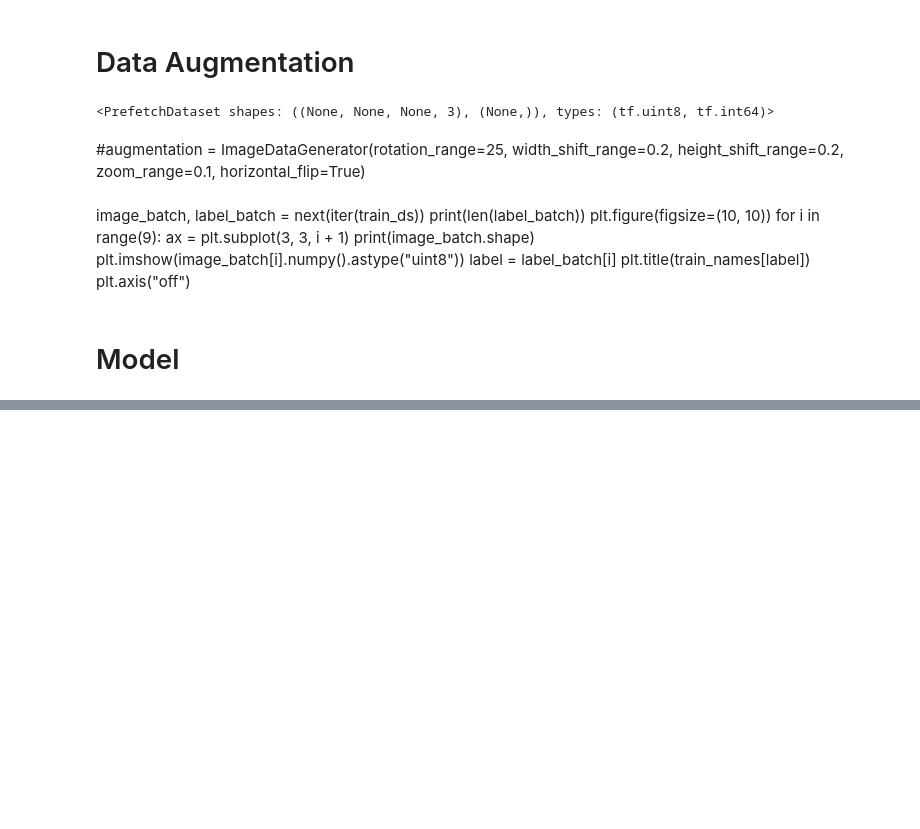
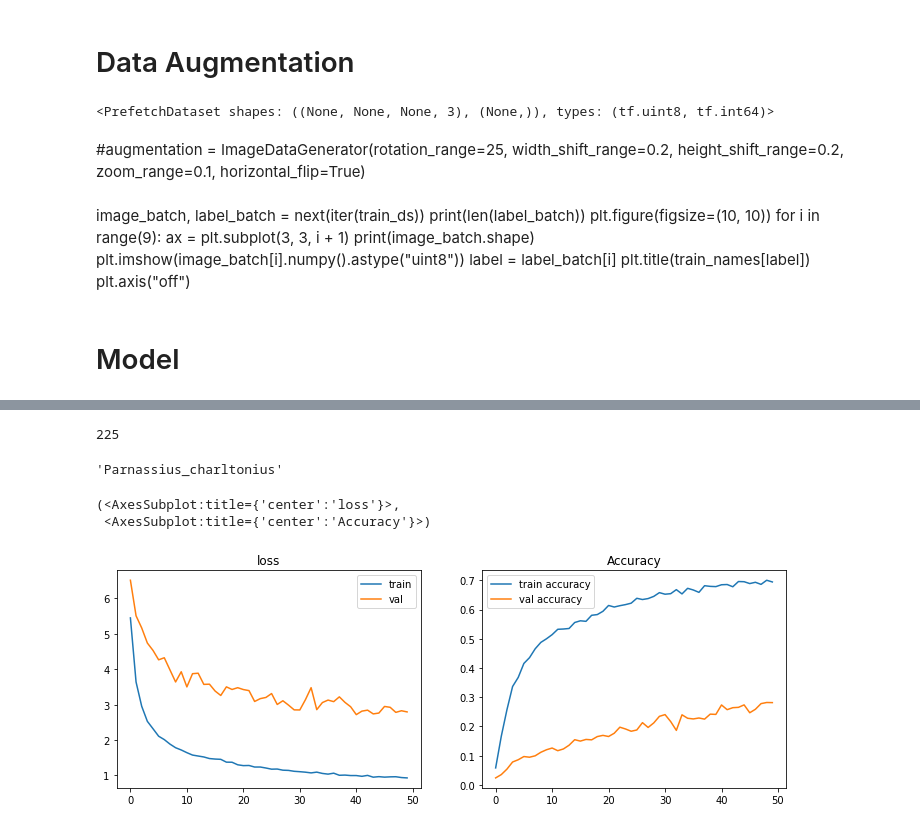
Before and after one commit to Em3line/Butterfly_identification, a Jupyter notebook: notebooks/Basic Notebook - Generator.ipynb, the cells around one changed output, grey strips where cells are left out. Saved outputs shown, nothing was run; the diff lists cells and outputs as text; code cells hidden in the pictures; blank space fills up the shorter version.

```diff
--- a/notebooks/Basic Notebook - Generator.ipynb
+++ b/notebooks/Basic Notebook - Generator.ipynb
@@ -68,5 +66,5 @@ PATH_TRAIN = '/home/zac/code/Em3line/Butterfly_identification/raw_data/IGM_label
 PATH_VAL = '/home/zac/code/Em3line/Butterfly_identification/raw_data/IGM_labels/Val/'
 PATH_TEST = '/home/zac/code/Em3line/Butterfly_identification/raw_data/IGM_labels/Test/'
 # %%
-#df_train = preproc.get_data_minphoto(df_train)
+df_train = preproc.get_data_minphoto(df_train)
 df_train = preproc.resampling(df_train)
@@ -237,7 +251,7 @@ from tensorflow.keras.applications.vgg16 import VGG16
 from tensorflow.keras import optimizers, layers, models
 from tensorflow.keras.callbacks import EarlyStopping
 # %%
-def model_VGG16(train_ds, val_ds, test_ds, image_size=(128, 128, 3),  patience=3, learning_rate=0.001, nb_epochs=15, nb_couches_dense_layer=130):
+def model_VGG16(train_ds, val_ds, test_ds, image_size=(128, 128, 3),  patience=10, learning_rate=0.001, nb_epochs=15, nb_couches_dense_layer=130):
 
     model = VGG16(weights="imagenet", include_top=False, input_shape = image_size)
 
@@ -290,11 +304,11 @@ def model_VGG16(train_ds, val_ds, test_ds, image_size=(128, 128, 3),  patience=3
     test_accuracy_vgg = res_vgg[-1]
 
 
-    return (f"test_accuracy_vgg = {round(test_accuracy_vgg,2)*100} %"), model_final
+    return (f"test_accuracy_vgg = {round(test_accuracy_vgg,2)*100} %"), model_final, history
 # %%
 from Butterfly_identification.trainer import plot_history
 # %%
-check, model = model_VGG16(train_ds, val_ds, test_ds, nb_epochs=50, nb_couches_dense_layer=100)
+check, model, history = model_VGG16(train_ds, val_ds, test_ds, nb_epochs=50, nb_couches_dense_layer=10000)
 Audio(sound_file, autoplay=True)
 # %% [output]
 Epoch 1/50
@@ -316,5 +343,36 @@ KeyboardInterrupt:
 # %%
 from PIL import Image
-test_predict = Image.open(PATH_TRAIN+test_predict)
-model.predict(preprocess_input(np.expand_dims(np.array(test_predict), axis=0)))
-# PATH_TRAIN+test_predict
+model.predict(preprocess_input(np.expand_dims(np.array(Image.open(PATH_TRAIN+test_predict)), axis=0))).argmax()
+# %% [output]
+225
+# %%
+train_names.iloc[225]
+# %% [output]
+'Parnassius_charltonius'
+# %%
+def plot_history(history, title='', axs=None, exp_name=""):
+    if axs is not None:
+        ax1, ax2 = axs
+    else:
+        f, (ax1, ax2) = plt.subplots(1, 2, figsize=(12, 4))
+
+    if len(exp_name) > 0 and exp_name[0] != '_':
+        exp_name = '_' + exp_name
+    ax1.plot(history.history['loss'], label='train' + exp_name)
+    ax1.plot(history.history['val_loss'], label='val' + exp_name)
+    #ax1.set_ylim(0., 2.2)
+    ax1.set_title('loss')
+    ax1.legend()
+
+    ax2.plot(history.history['accuracy'], label='train accuracy'  + exp_name)
+    ax2.plot(history.history['val_accuracy'], label='val accuracy'  + exp_name)
+    #ax2.set_ylim(0.25, 1.)
+    ax2.set_title('Accuracy')
+    ax2.legend()
+    return (ax1, ax2)
+# %%
+plot_history(history)
+# %% [output]
+(<AxesSubplot:title={'center':'loss'}>,
+ <AxesSubplot:title={'center':'Accuracy'}>)
+[figure, added]
```
Also changed, not shown: parts of 9 cells of this notebook.
